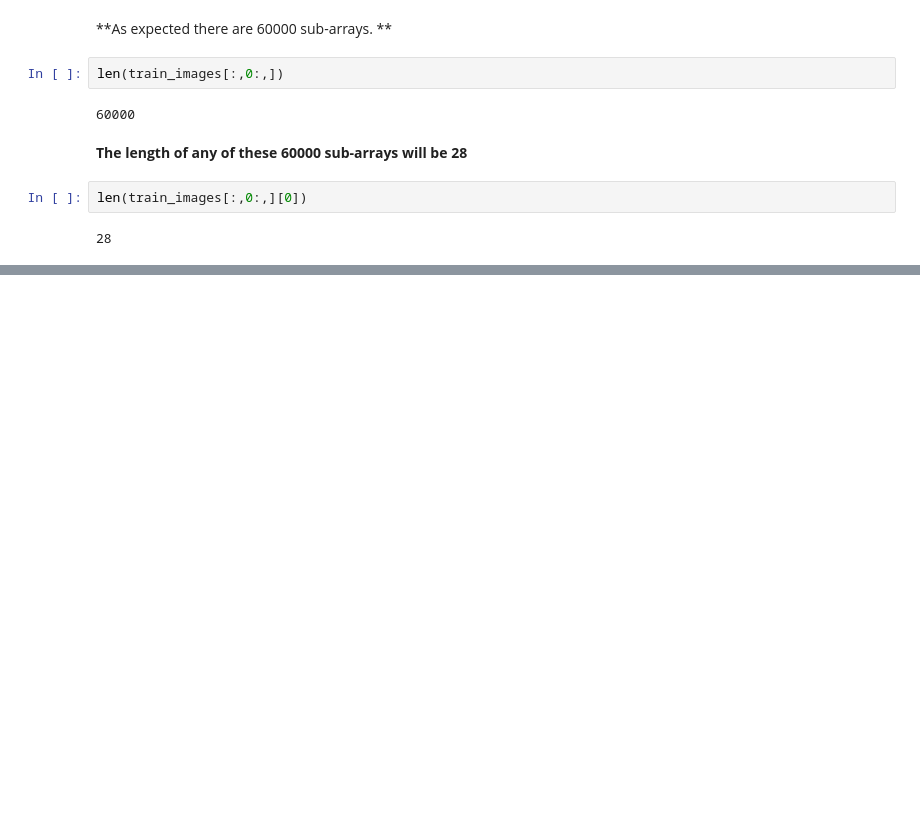
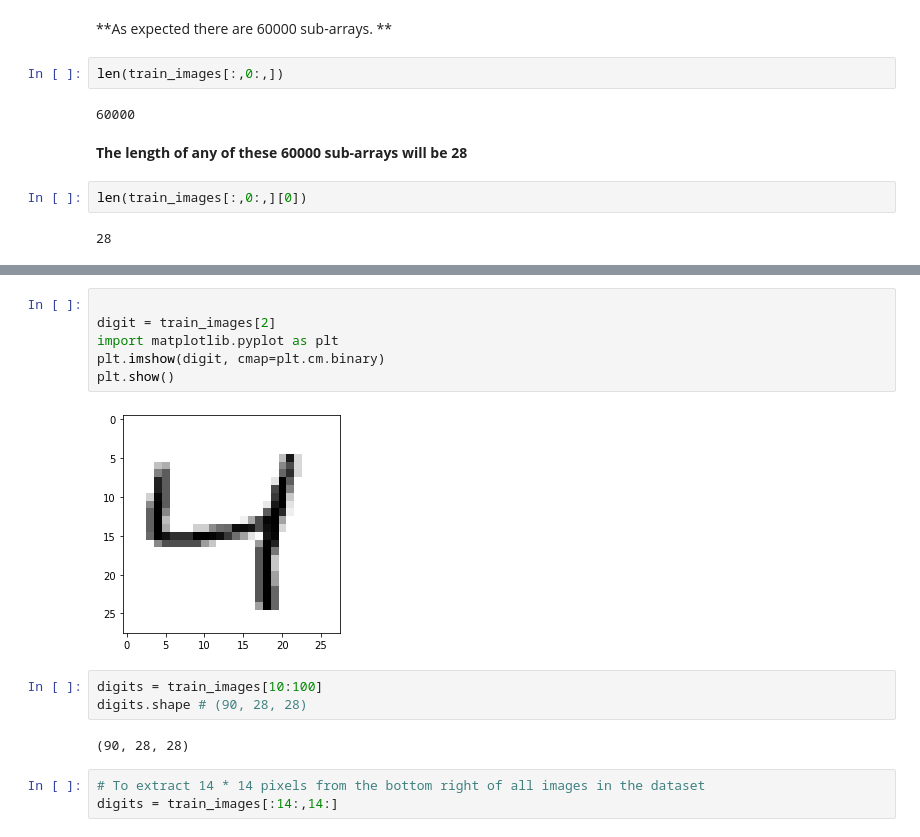
Before and after one commit to dwivedys/Python_Programs, a Jupyter notebook: NumpyArraysContd.ipynb, the cells around one changed output, grey strips where cells are left out. Saved outputs shown, nothing was run; the diff lists cells and outputs as text; blank space fills up the shorter version.

```diff
--- a/NumpyArraysContd.ipynb
+++ b/NumpyArraysContd.ipynb
@@ -180,0 +223,16 @@ len(train_images[:,0:,][0])
+# %%
+
+digit = train_images[2]
+import matplotlib.pyplot as plt
+plt.imshow(digit, cmap=plt.cm.binary)
+plt.show()
+# %% [output]
+[figure, added]
+# %%
+digits = train_images[10:100]
+digits.shape # (90, 28, 28)
+# %% [output]
+(90, 28, 28)
+# %%
+# To extract 14 * 14 pixels from the bottom right of all images in the dataset
+digits = train_images[:14:,14:]
```
Also changed, not shown: parts of 11 cells of this notebook.
